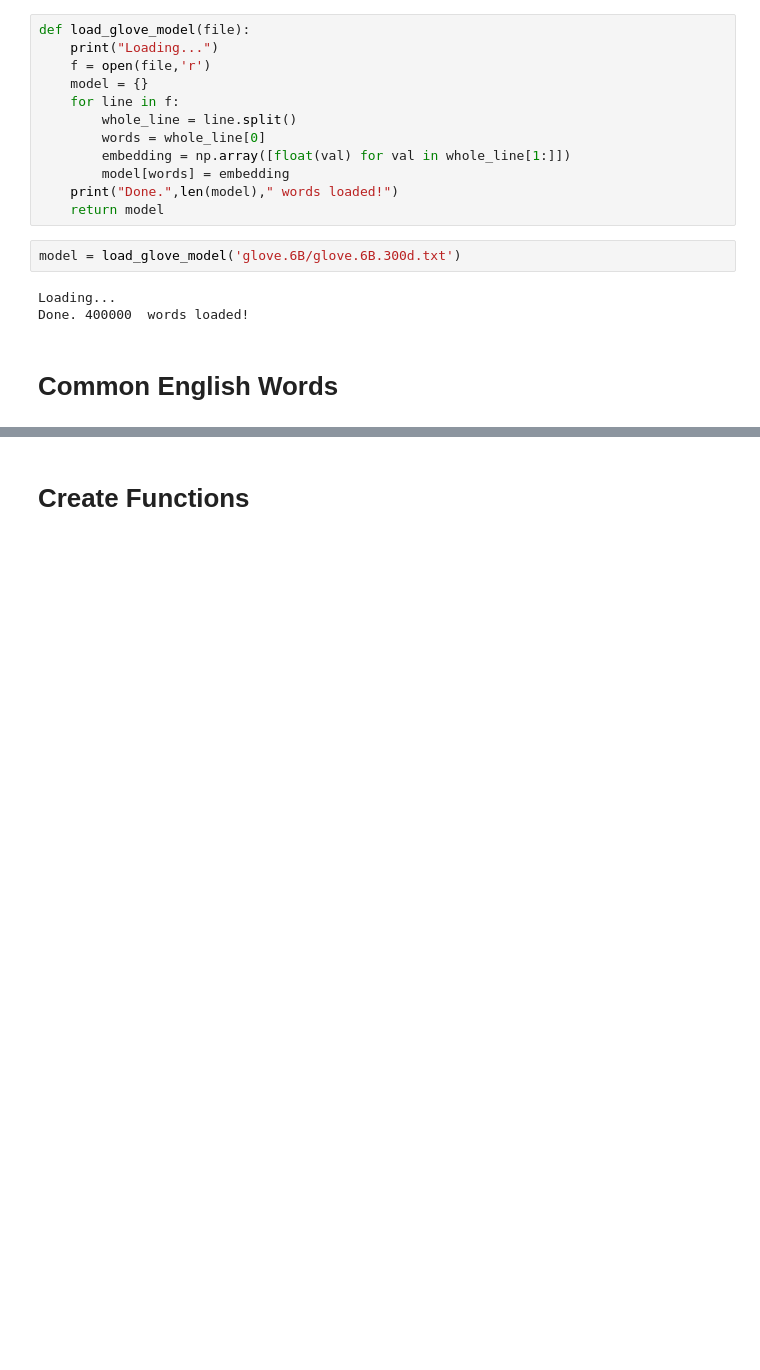
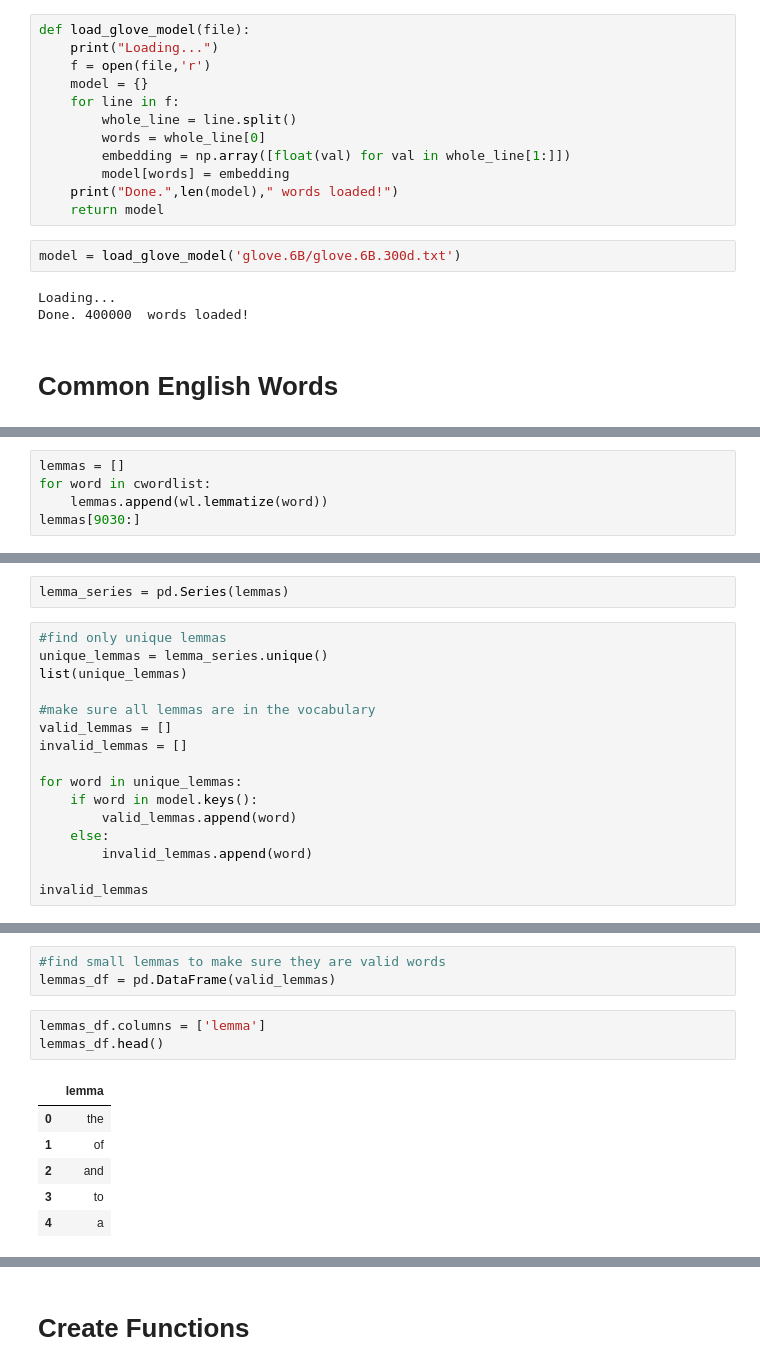
Before and after one commit to miaiseman/convergence-bot, a Jupyter notebook: convergence_bot_v2.ipynb, the cells around one changed output, grey strips where cells are left out. Saved outputs shown, nothing was run; the diff lists cells and outputs as text; blank space fills up the shorter version.

```diff
--- a/convergence_bot_v2.ipynb
+++ b/convergence_bot_v2.ipynb
@@ -58,0 +62,5 @@ pd.read_csv('5000_words.csv')
+# %%
+lemmas = []
+for word in cwordlist:
+    lemmas.append(wl.lemmatize(word))
+lemmas[9030:]
@@ -58,0 +89,18 @@ pd.read_csv('5000_words.csv')
+# %%
+lemma_series = pd.Series(lemmas)
+# %%
+#find only unique lemmas
+unique_lemmas = lemma_series.unique()
+list(unique_lemmas)
+
+#make sure all lemmas are in the vocabulary
+valid_lemmas = []
+invalid_lemmas = []
+
+for word in unique_lemmas:
+    if word in model.keys():
+        valid_lemmas.append(word)
+    else:
+        invalid_lemmas.append(word)
+
+invalid_lemmas
@@ -58,0 +125,13 @@ pd.read_csv('5000_words.csv')
+# %%
+#find small lemmas to make sure they are valid words
+lemmas_df = pd.DataFrame(valid_lemmas)
+# %%
+lemmas_df.columns = ['lemma']
+lemmas_df.head()
+# %% [output]
+|  | lemma |
+| 0 | the |
+| 1 | of |
+| 2 | and |
+| 3 | to |
+| 4 | a |
```
Also changed, not shown: parts of 18 cells of this notebook, 1 other file.
